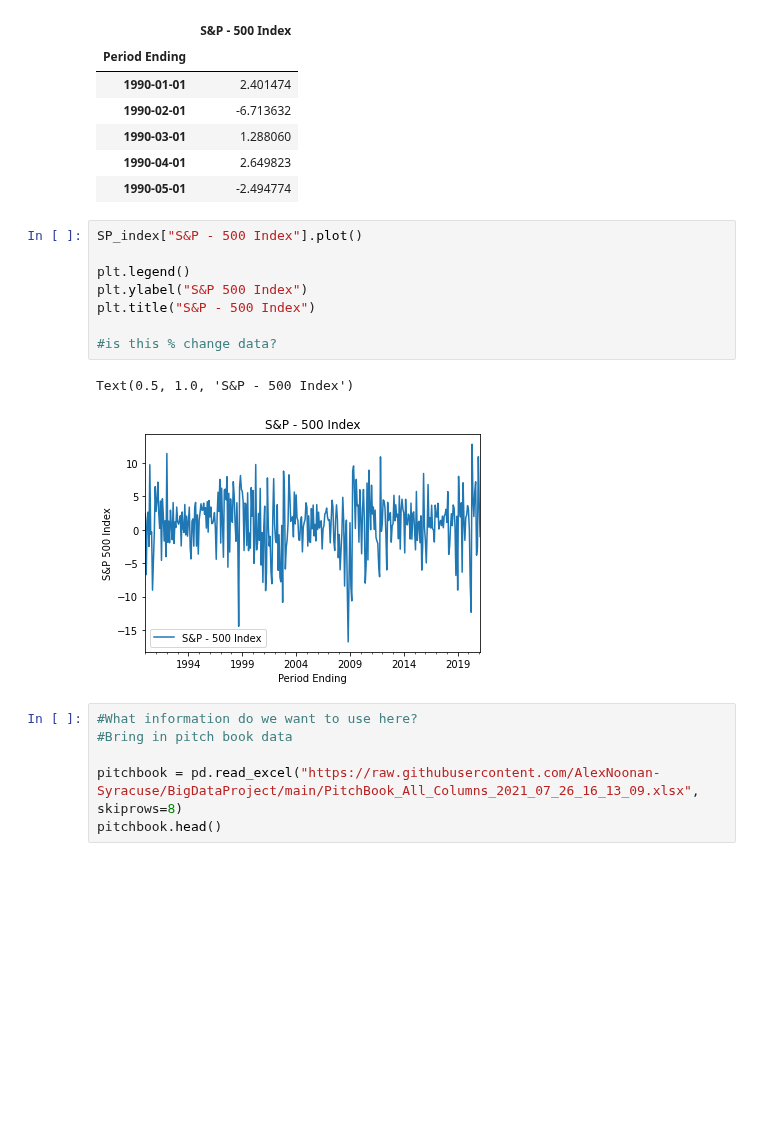
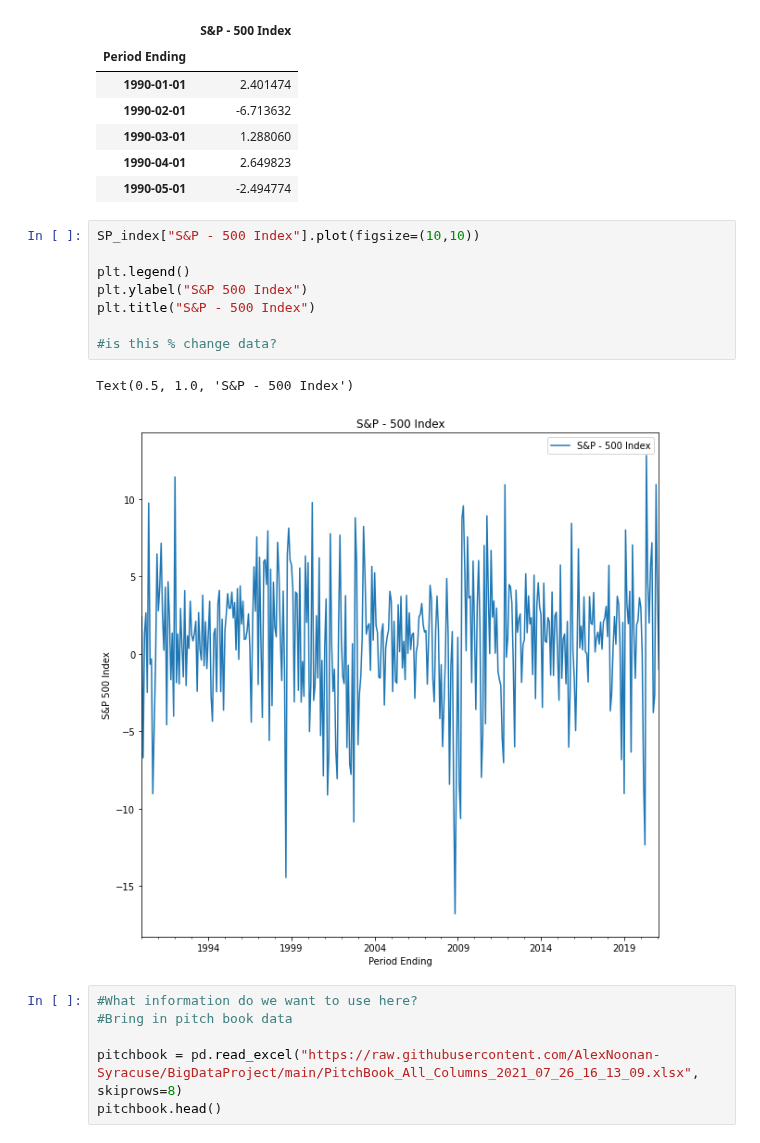
Before and after one commit to AlexNoonan-Syracuse/BigDataProject, a Jupyter notebook: RC_IST718_Final_Project.ipynb, the cells around one changed output. Cells and saved outputs as stored; diff of their text form; blank space fills up the shorter version.

```diff
--- a/RC_IST718_Final_Project.ipynb
+++ b/RC_IST718_Final_Project.ipynb
@@ -126,16 +133,16 @@ SP_index.head()
 | 1990-04-01 | 2.649823 |
 | 1990-05-01 | -2.494774 |
 # %%
-SP_index["S&P - 500 Index"].plot()
+SP_index["S&P - 500 Index"].plot(figsize=(10,10))
 
 plt.legend()
 plt.ylabel("S&P 500 Index")
 plt.title("S&P - 500 Index")
 
 #is this % change data?
 # %% [output]
 Text(0.5, 1.0, 'S&P - 500 Index')
-[figure, old version]
+[figure, new version]
 # %%
 #What information do we want to use here?
 #Bring in pitch book data
```
Also changed, not shown: parts of 13 cells of this notebook.
